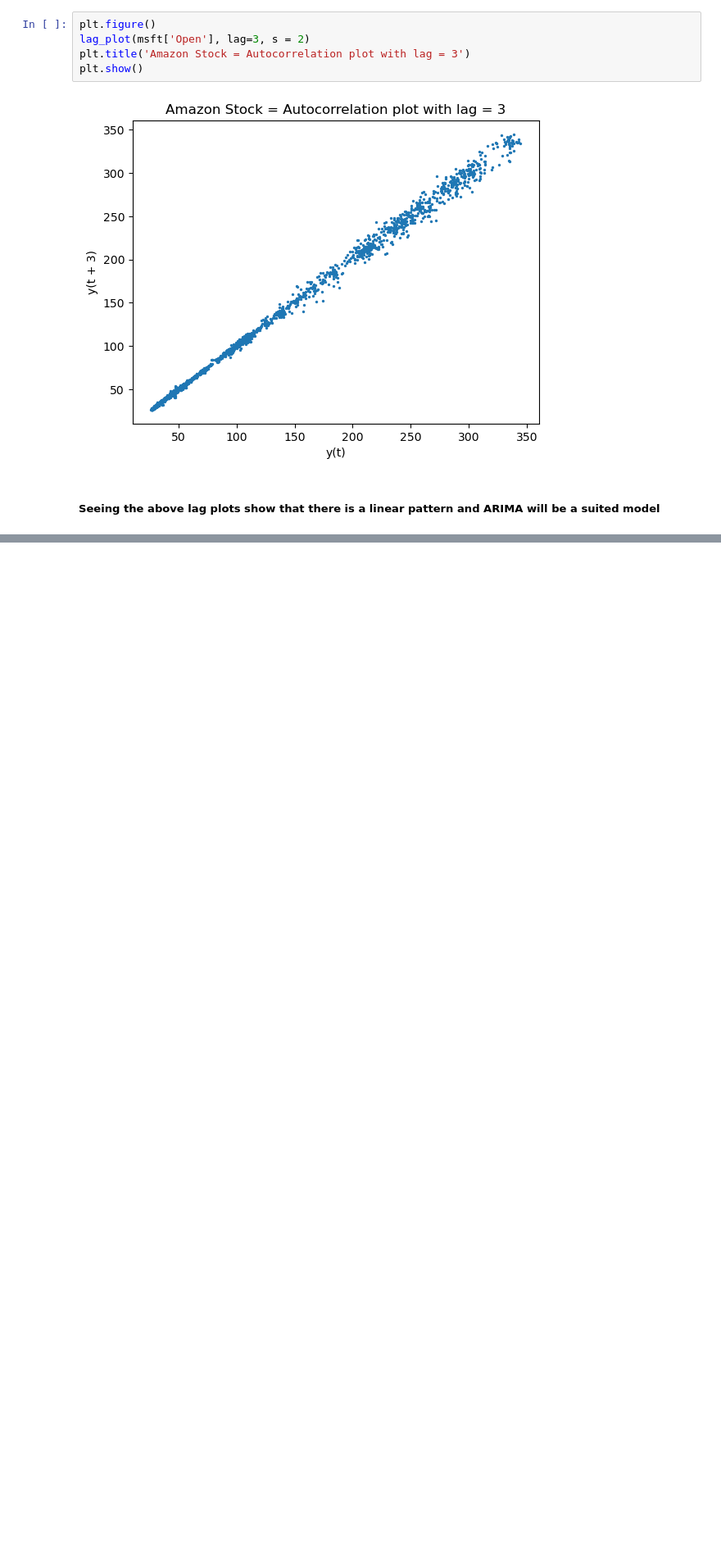
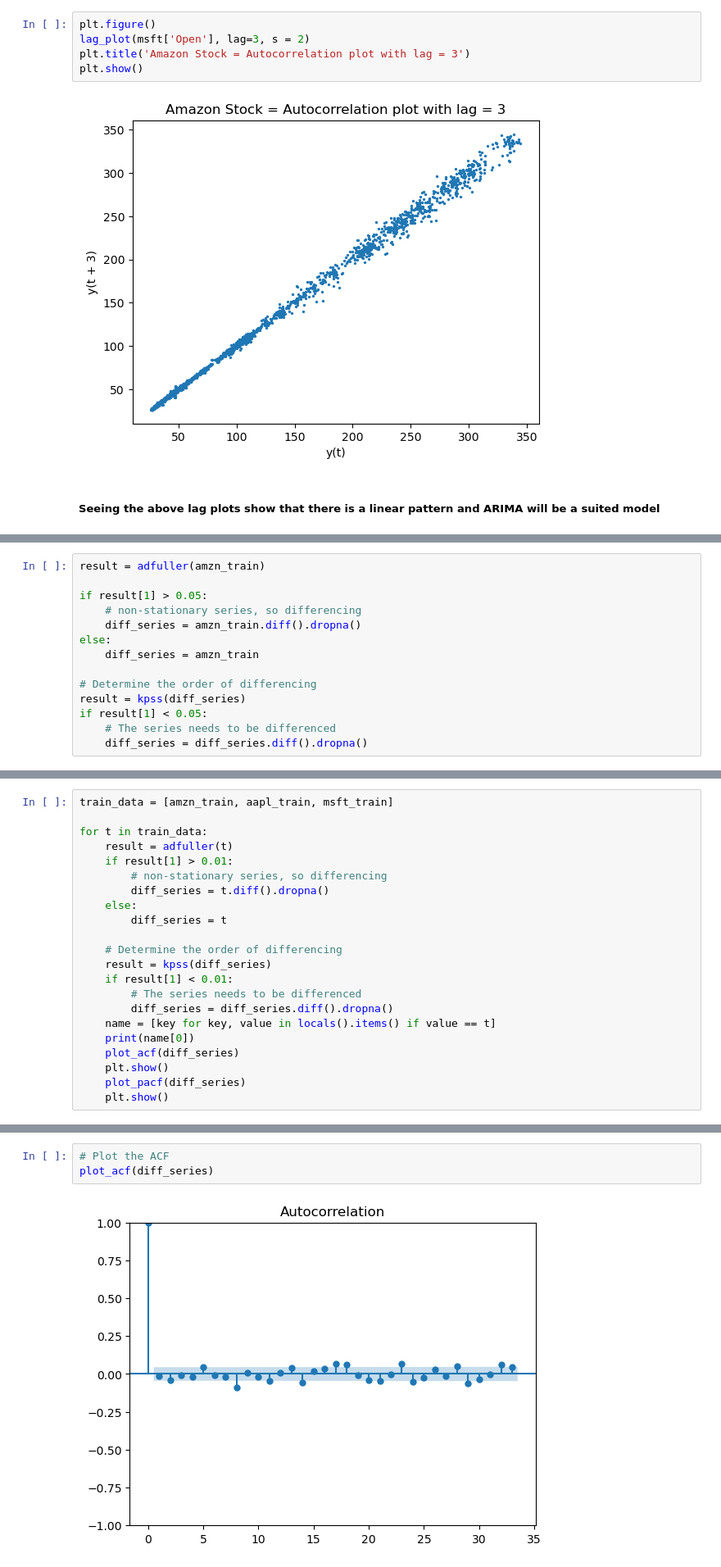
Before and after one commit to eahn01/Stock-Market-Analysis-ahn-liu-econ323, a Jupyter notebook: analysis.ipynb, the cells around one changed output, grey strips where cells are left out. Shown at 82% size. Drawn from its saved outputs; the diff is of its cells as text; blank space fills up the shorter version.

Commit message:
split data used pacf and acf

```diff
--- a/analysis.ipynb
+++ b/analysis.ipynb
@@ -447,0 +462,14 @@ msft_train, msft_test = msft[0:int(len(msft)*0.7)], amzn[int(len(msft)*0.7):]
+# %%
+result = adfuller(amzn_train)
+
+if result[1] > 0.05:
+    # non-stationary series, so differencing
+    diff_series = amzn_train.diff().dropna()
+else:
+    diff_series = amzn_train
+
+# Determine the order of differencing
+result = kpss(diff_series)
+if result[1] < 0.05:
+    # The series needs to be differenced
+    diff_series = diff_series.diff().dropna()
@@ -447,0 +480,22 @@ msft_train, msft_test = msft[0:int(len(msft)*0.7)], amzn[int(len(msft)*0.7):]
+# %%
+train_data = [amzn_train, aapl_train, msft_train]
+
+for t in train_data:
+    result = adfuller(t)
+    if result[1] > 0.01:
+        # non-stationary series, so differencing
+        diff_series = t.diff().dropna()
+    else:
+        diff_series = t
+
+    # Determine the order of differencing
+    result = kpss(diff_series)
+    if result[1] < 0.01:
+        # The series needs to be differenced
+        diff_series = diff_series.diff().dropna()
+    name = [key for key, value in locals().items() if value == t]
+    print(name[0])
+    plot_acf(diff_series)
+    plt.show()
+    plot_pacf(diff_series)
+    plt.show()
@@ -447,0 +507,5 @@ msft_train, msft_test = msft[0:int(len(msft)*0.7)], amzn[int(len(msft)*0.7):]
+# %%
+# Plot the ACF
+plot_acf(diff_series)
+# %% [output]
+[figure, added]
```
Also changed, not shown: parts of 11 cells of this notebook.
